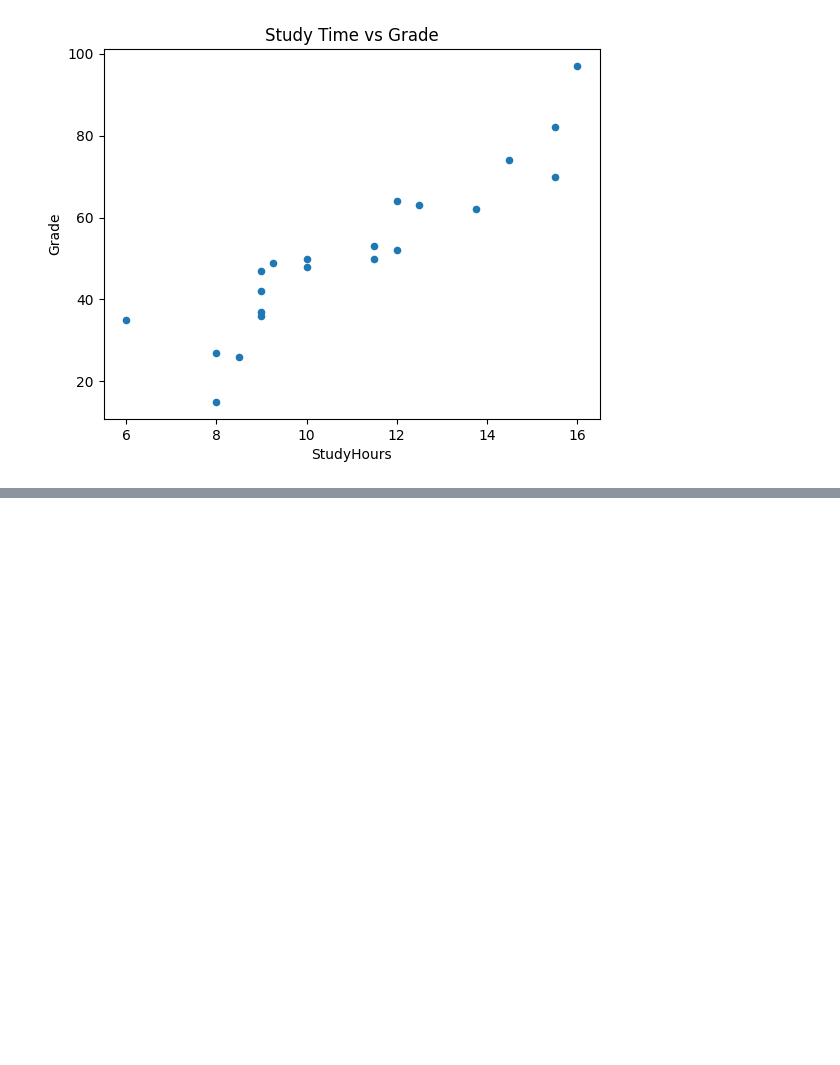
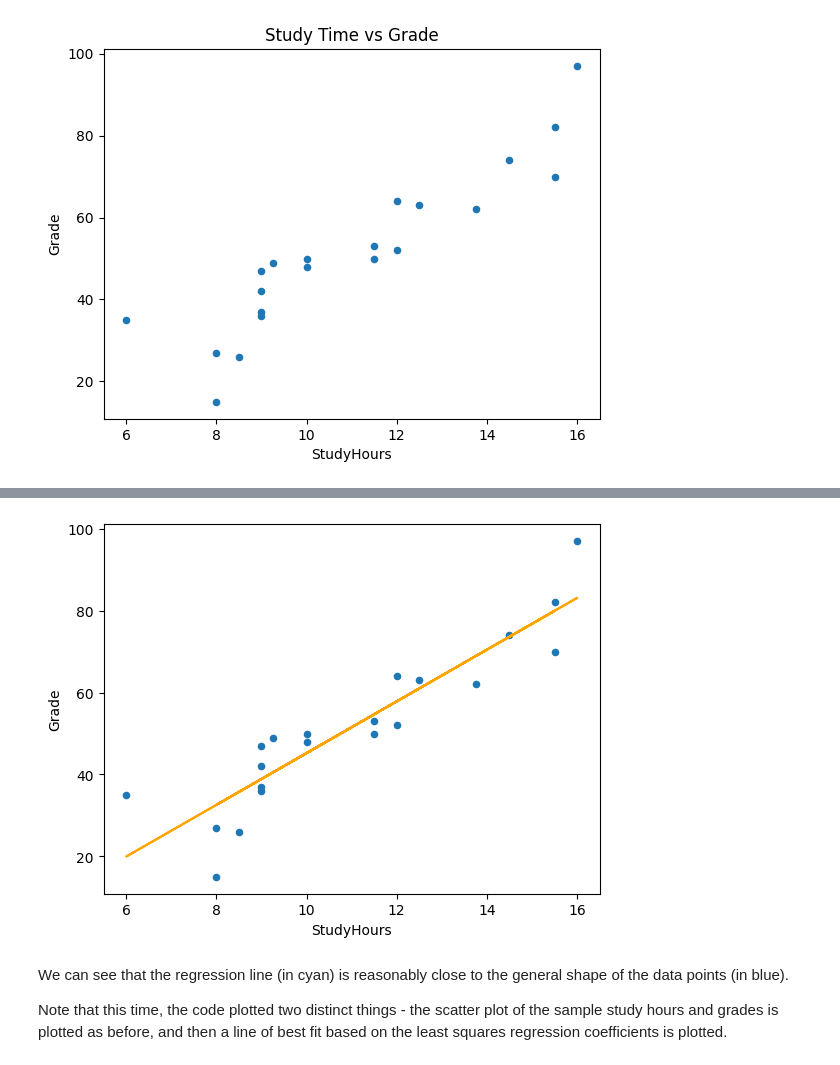
Before and after one commit to coder7475/ml-fundamentals, a Jupyter notebook: notebooks/1_data_exploration/data_exploration_with_python.ipynb, the cells around one changed output, grey strips where cells are left out. Drawn from its saved outputs; the diff is of its cells as text; code cells hidden in the pictures; blank space fills up the shorter version.

Commit message:
feat: implement linear regression analysis in data exploration notebook, including calculation of regression line, predicted values, and error metrics for grades based on study hours

```diff
--- a/notebooks/1_data_exploration/data_exploration_with_python.ipynb
+++ b/notebooks/1_data_exploration/data_exploration_with_python.ipynb
@@ -921,3 +921,19 @@ df_sample.plot.scatter(title='Study Time vs Grade', x='StudyHours', y='Grade')
 # %% [output]
 <Axes: title={'center': 'Study Time vs Grade'}, xlabel='StudyHours', ylabel='Grade'>
 [figure]
+# %%
+# Create a regression line to fix the data samples
+from scipy import stats
+
+# Create sample for regression line
+df_regression = df_sample[['Grade', 'StudyHours']].copy(deep=True)
+
+# Get the regression slope and intercept
+# y = f(x) = mx + b
+# m - slope, b - y-intercept
+# r - correlation coefficient, p - p-value for hypothesis test, se - standard error for estimation
+m, b, r, p, se = stats.linregress(df_regression['StudyHours'], df_regression['Grade'])
+
+# Print the values
+print('slope: {:.4f}\ny-intercept: {:.4f}'.format(m,b))
+print('so...\n f(x) = {:.4f}x + ({:.4f})'.format(m,b))
@@ -923,0 +945,3 @@ df_sample.plot.scatter(title='Study Time vs Grade', x='StudyHours', y='Grade')
+# %%
+# Calculate f(x) value for each studyhours and add it to the dataframe
+df_regression['f(x)'] = df_regression['StudyHours'].apply(lambda x: m * x + b)
@@ -923,0 +968,4 @@ df_sample.plot.scatter(title='Study Time vs Grade', x='StudyHours', y='Grade')
+# %%
+# Calculate error between predicted grade f(x) and actual grade (y)
+df_regression['error'] = df_regression['f(x)'] - df_regression['Grade']
+df_regression
@@ -923,0 +990,15 @@ df_sample.plot.scatter(title='Study Time vs Grade', x='StudyHours', y='Grade')
+# %%
+# Create a scatter plot of Grade vs StudyHours
+df_regression.plot.scatter(x='StudyHours', y='Grade')
+
+# Plot the regression line
+plt.plot(df_regression['StudyHours'], df_regression['f(x)'], color='orange')
+
+# Display the plot
+plt.show()
+# %% [output]
+[figure, added]
+# %% [markdown]
+We can see that the regression line (in cyan) is reasonably close to the general shape of the data points (in blue).
+
+Note that this time, the code plotted two distinct things - the scatter plot of the sample study hours and grades is plotted as before, and then a line of best fit based on the least squares regression coefficients is plotted.
```
Also changed, not shown: parts of 3 cells of this notebook.
